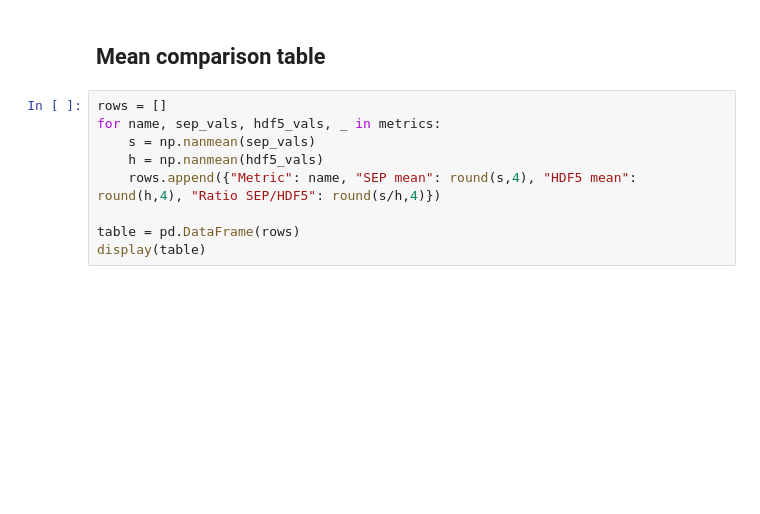
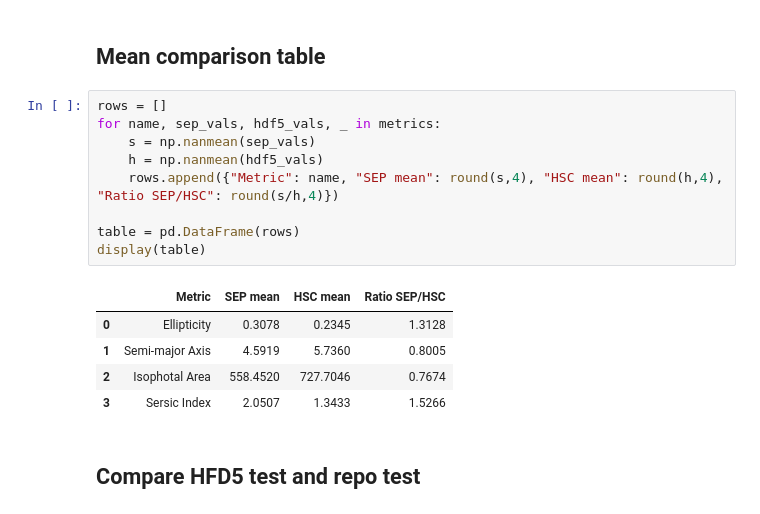
Before and after one commit to WenyeSong/Diffusion_Galaxy_generation, a Jupyter notebook: Metrics/compare_sep_vs_hdf5.ipynb, the cells around one changed output. Drawn from its saved outputs; the diff is of its cells as text; blank space fills up the shorter version.

```diff
--- a/Metrics/compare_sep_vs_hdf5.ipynb
+++ b/Metrics/compare_sep_vs_hdf5.ipynb
@@ -63,9 +68,17 @@ plt.show()
 # %%
 rows = []
 for name, sep_vals, hdf5_vals, _ in metrics:
     s = np.nanmean(sep_vals)
     h = np.nanmean(hdf5_vals)
-    rows.append({"Metric": name, "SEP mean": round(s,4), "HDF5 mean": round(h,4), "Ratio SEP/HDF5": round(s/h,4)})
+    rows.append({"Metric": name, "SEP mean": round(s,4), "HSC mean": round(h,4), "Ratio SEP/HSC": round(s/h,4)})
 
 table = pd.DataFrame(rows)
 display(table)
+# %% [output]
+|  | Metric | SEP mean | HSC mean | Ratio SEP/HSC |
+| 0 | Ellipticity | 0.3078 | 0.2345 | 1.3128 |
+| 1 | Semi-major Axis | 4.5919 | 5.7360 | 0.8005 |
+| 2 | Isophotal Area | 558.4520 | 727.7046 | 0.7674 |
+| 3 | Sersic Index | 2.0507 | 1.3433 | 1.5266 |
+# %% [markdown]
+## Compare HFD5 test and repo test
```
Also changed, not shown: parts of 6 cells of this notebook, 37 other files.
